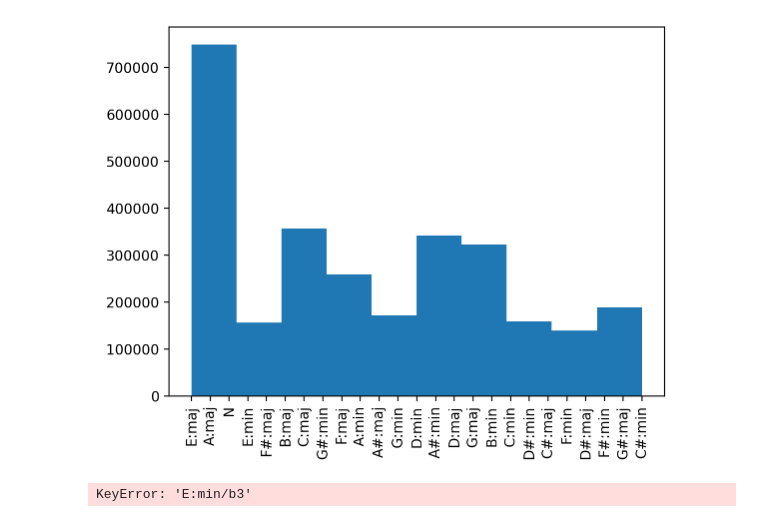
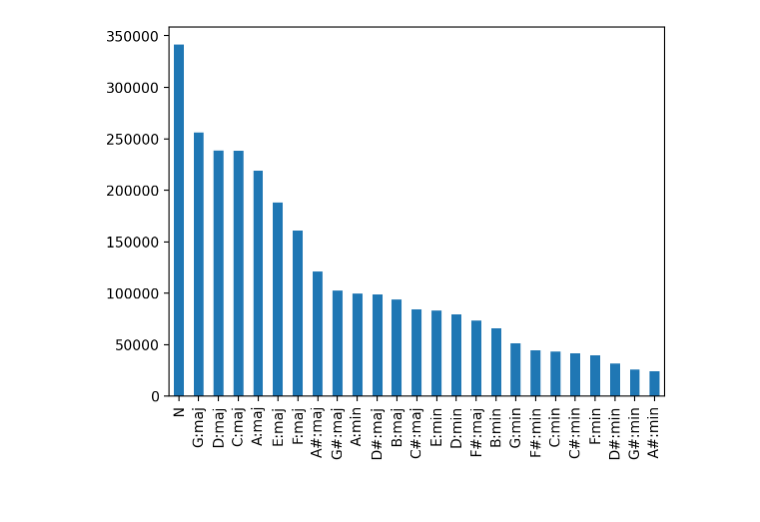
Before and after one commit to PierreRL/AutomaticChordRecognition, a Jupyter notebook: notebooks/dataset_stats.ipynb, the cells around one changed output. Saved outputs shown, nothing was run; the diff lists cells and outputs as text; code cells hidden in the pictures.

Commit message:
feat: transition frames & smoothness investigations
+ tidier plots

```diff
--- a/notebooks/dataset_stats.ipynb
+++ b/notebooks/dataset_stats.ipynb
@@ -50,13 +26,11 @@ Name: count, dtype: int64
 # %%
 # Print label histogram
-plt.hist(all_labels_chords)
-plt.xticks(rotation=90)
+fig, ax = plt.subplots()
+all_labels_series.value_counts().plot(kind='bar', ax=ax)
 plt.show()
 # %% [output]
-[figure, old version]
+[figure, new version]
 # %%
-
-
 chord_counts = {}
 chord_durations = {}
 
@@ -64,10 +38,12 @@ filenames = get_filenames()
 for filename in tqdm(filenames):
     chords = get_chord_annotation(filename)
     for chord in chords:
-        chord_id = id_to_chord(chord.value)
+        chord_id = chord_to_id(chord.value)
         chord_counts[chord_id] = chord_counts.get(chord_id, 0) + 1
         chord_durations[chord_id] = chord_durations.get(chord_id, 0) + chord.duration
 
-chord_counts = pd.Series(chord_counts)
+# Rename ids to chords
+chord_counts = {id_to_chord_map[k]: v for k, v in chord_counts.items()}
+chord_counts = pd.Series(chord_counts).sort_values(ascending=False)
+chord_durations = {id_to_chord_map[k]: v for k, v in chord_durations.items()}
+chord_durations = pd.Series(chord_durations).sort_values(ascending=False)
-# %% [output]
-KeyError: 'E:min/b3'
```
Also changed, not shown: parts of 6 cells of this notebook, 4 other files.
